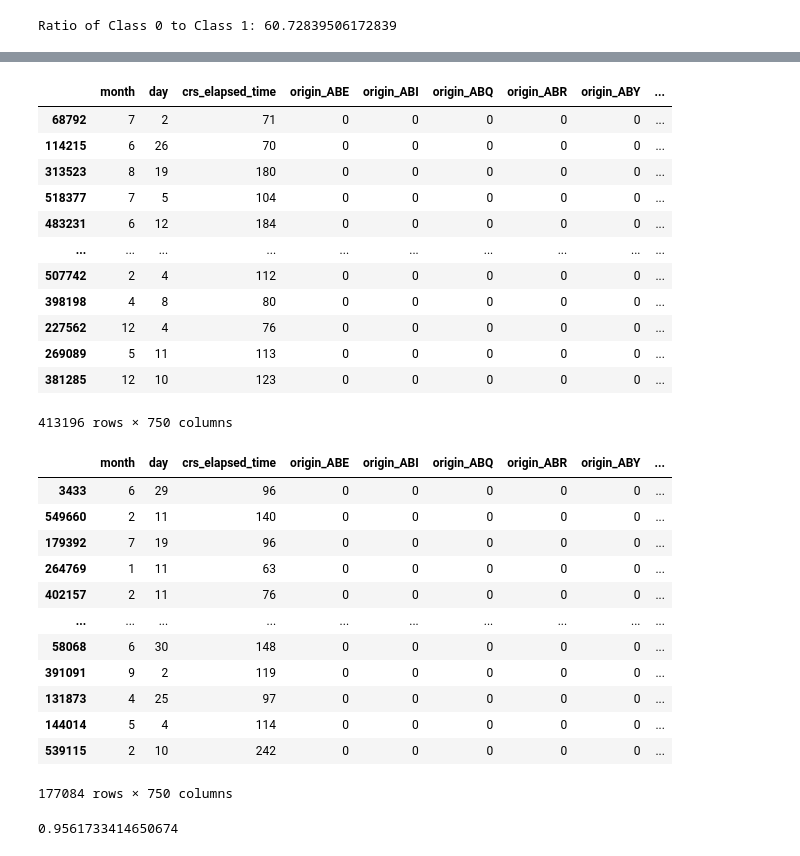
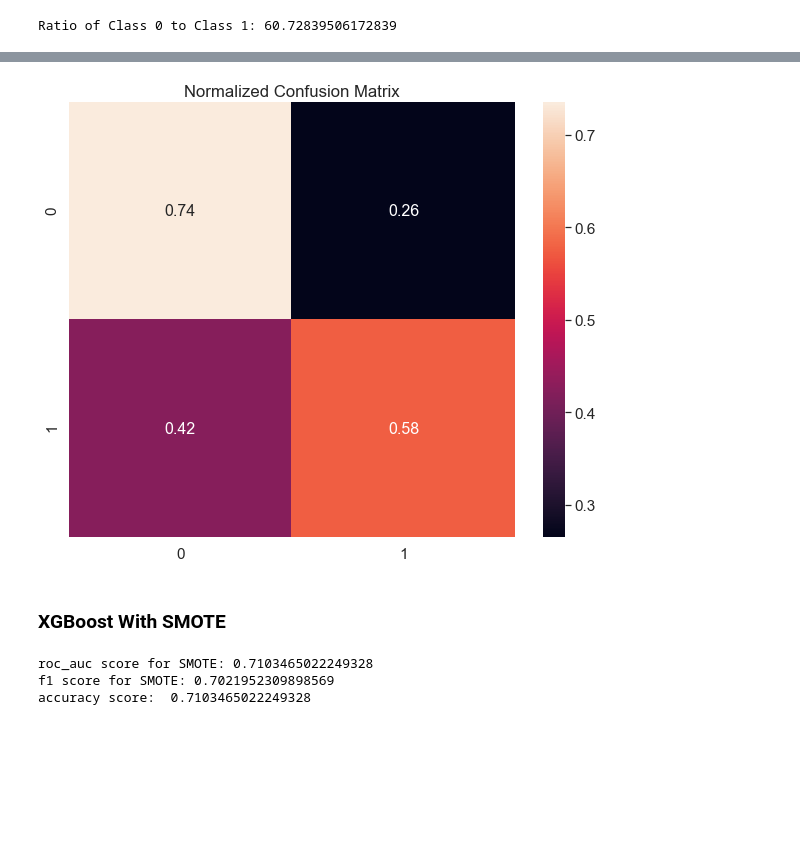
Before and after one commit to bnati5/Mid-term-project, a Jupyter notebook: SMOTE_XGB.ipynb, the cells around one changed output, grey strips where cells are left out. Drawn from its saved outputs; the diff is of its cells as text; code cells hidden in the pictures; blank space fills up the shorter version.

```diff
--- a/SMOTE_XGB.ipynb
+++ b/SMOTE_XGB.ipynb
@@ -48,3 +87,16 @@ Ratio of Class 0 to Class 1: 60.72839506172839
+# %%
+#Normalized Confusion Matrix
+normed_c = (c.T / c.astype(np.float).sum(axis=1)).T
+plt.figure(figsize=(10,8))
+df_cm = normed_c
+sn.set(font_scale=1.4) # for label size
+sn.heatmap(df_cm, annot=True, annot_kws={"size": 16}) # font size
+plt.title('Normalized Confusion Matrix')
+plt.show()
+# %% [output]
+[figure, added]
+# %% [markdown]
+### XGBoost With SMOTE
 # %%
 oversample = SMOTE(random_state=0)
 X_resampled, y_resampled = oversample.fit_sample(X, y)
@@ -53,32 +105,0 @@ X_train, X_test, y_train, y_test = train_test_split(X_resampled, y_resampled,shu
-# %%
-X_train
-# %% [output]
-|  | month | day | crs_elapsed_time | origin_ABE | origin_ABI | origin_ABQ | origin_ABR | origin_ABY | ... |
-| 68792 | 7 | 2 | 71 | 0 | 0 | 0 | 0 | 0 | ... |
-| 114215 | 6 | 26 | 70 | 0 | 0 | 0 | 0 | 0 | ... |
-| 313523 | 8 | 19 | 180 | 0 | 0 | 0 | 0 | 0 | ... |
-| 518377 | 7 | 5 | 104 | 0 | 0 | 0 | 0 | 0 | ... |
-| 483231 | 6 | 12 | 184 | 0 | 0 | 0 | 0 | 0 | ... |
-| ... | ... | ... | ... | ... | ... | ... | ... | ... | ... |
-| 507742 | 2 | 4 | 112 | 0 | 0 | 0 | 0 | 0 | ... |
-| 398198 | 4 | 8 | 80 | 0 | 0 | 0 | 0 | 0 | ... |
-| 227562 | 12 | 4 | 76 | 0 | 0 | 0 | 0 | 0 | ... |
-| 269089 | 5 | 11 | 113 | 0 | 0 | 0 | 0 | 0 | ... |
-| 381285 | 12 | 10 | 123 | 0 | 0 | 0 | 0 | 0 | ... |
-413196 rows × 750 columns
-# %%
-X_test
-# %% [output]
-|  | month | day | crs_elapsed_time | origin_ABE | origin_ABI | origin_ABQ | origin_ABR | origin_ABY | ... |
-| 3433 | 6 | 29 | 96 | 0 | 0 | 0 | 0 | 0 | ... |
-| 549660 | 2 | 11 | 140 | 0 | 0 | 0 | 0 | 0 | ... |
-| 179392 | 7 | 19 | 96 | 0 | 0 | 0 | 0 | 0 | ... |
-| 264769 | 1 | 11 | 63 | 0 | 0 | 0 | 0 | 0 | ... |
-| 402157 | 2 | 11 | 76 | 0 | 0 | 0 | 0 | 0 | ... |
-| ... | ... | ... | ... | ... | ... | ... | ... | ... | ... |
-| 58068 | 6 | 30 | 148 | 0 | 0 | 0 | 0 | 0 | ... |
-| 391091 | 9 | 2 | 119 | 0 | 0 | 0 | 0 | 0 | ... |
-| 131873 | 4 | 25 | 97 | 0 | 0 | 0 | 0 | 0 | ... |
-| 144014 | 5 | 4 | 114 | 0 | 0 | 0 | 0 | 0 | ... |
-| 539115 | 2 | 10 | 242 | 0 | 0 | 0 | 0 | 0 | ... |
-177084 rows × 750 columns
@@ -87,5 +106,10 @@ y_pred = model.predict(X_test.values)
-# %%
-roc_auc_score(y_test,y_pred)
-# %% [output]
-0.9561733414650674
+# %%
+#printing the scores
+print('roc_auc score for SMOTE:', roc_auc_score(y_test,y_pred_weight))
+print('f1 score for SMOTE:', f1_score(y_test,y_pred_weight))
+print('accuracy score: ',accuracy_score(y_test,y_pred_weight))
+# %% [output]
+roc_auc score for SMOTE: 0.7103465022249328
+f1 score for SMOTE: 0.7021952309898569
+accuracy score:  0.7103465022249328
 # %%
```
Also changed, not shown: parts of 16 cells of this notebook.
